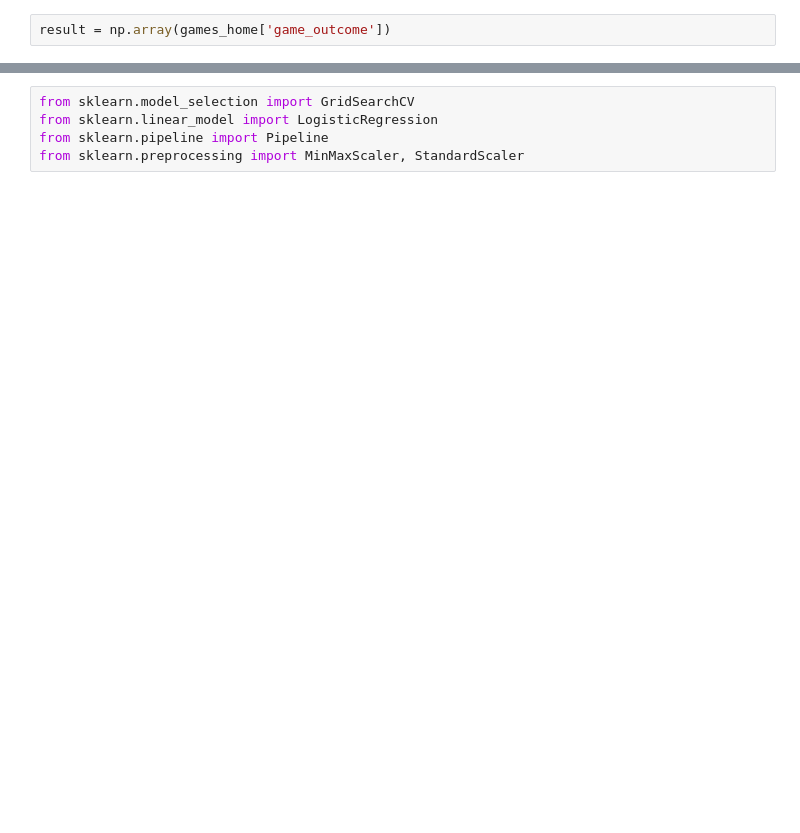
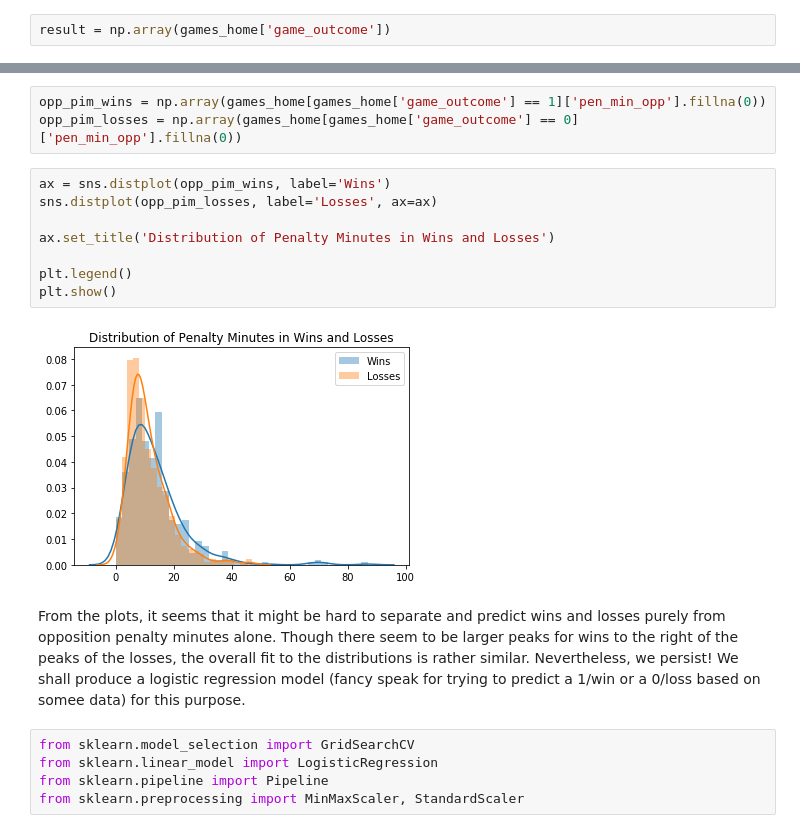
Before and after one commit to tas12740/Hockey---Do-Cheaters-Never-Win, a Jupyter notebook: SimplePredict.ipynb, the cells around one changed output, grey strips where cells are left out. Drawn from its saved outputs; the diff is of its cells as text; blank space fills up the shorter version.

```diff
--- a/SimplePredict.ipynb
+++ b/SimplePredict.ipynb
@@ -46,3 +69,18 @@ opp_pim = opp_pim.reshape((opp_pim.shape[0], 1))
+# %%
+opp_pim_wins = np.array(games_home[games_home['game_outcome'] == 1]['pen_min_opp'].fillna(0))
+opp_pim_losses = np.array(games_home[games_home['game_outcome'] == 0]['pen_min_opp'].fillna(0))
+# %%
+ax = sns.distplot(opp_pim_wins, label='Wins')
+sns.distplot(opp_pim_losses, label='Losses', ax=ax)
+
+ax.set_title('Distribution of Penalty Minutes in Wins and Losses')
+
+plt.legend()
+plt.show()
+# %% [output]
+[figure, added]
+# %% [markdown]
+From the plots, it seems that it might be hard to separate and predict wins and losses purely from opposition penalty minutes alone. Though there seem to be larger peaks for wins to the right of the peaks of the losses, the overall fit to the distributions is rather similar. Nevertheless, we persist! We shall produce a logistic regression model (fancy speak for trying to predict a 1/win or a 0/loss based on somee data) for this purpose.
 # %%
 from sklearn.model_selection import GridSearchCV
 from sklearn.linear_model import LogisticRegression
```
Also changed, not shown: parts of 35 cells of this notebook.
